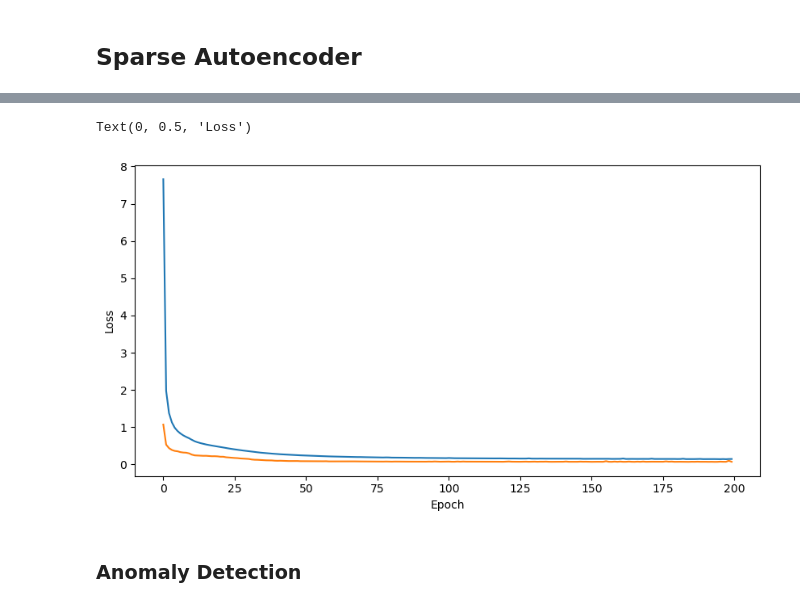
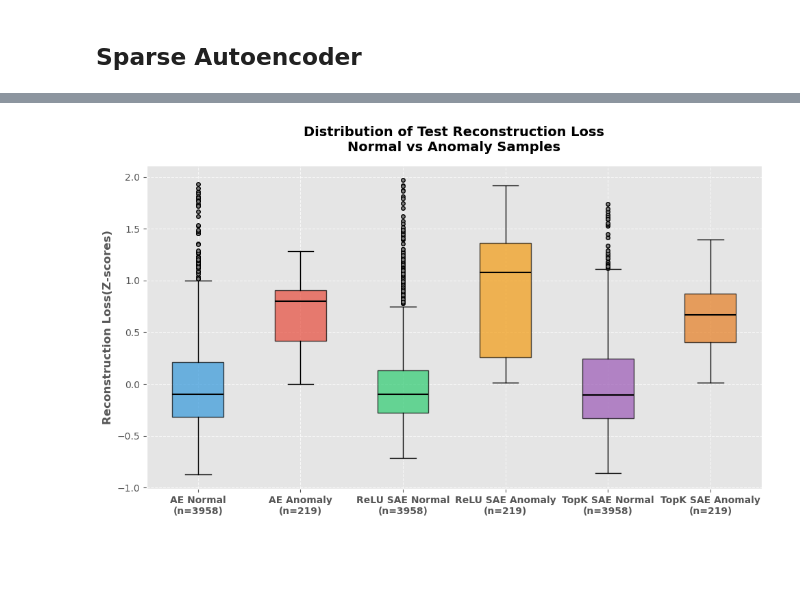
Before and after one commit to xwang112358/SAE-CPS, a Jupyter notebook: evaluate_methods.ipynb, the cells around one changed output, grey strips where cells are left out. Saved outputs shown, nothing was run; the diff lists cells and outputs as text; code cells hidden in the pictures; blank space fills up the shorter version.

```diff
--- a/evaluate_methods.ipynb
+++ b/evaluate_methods.ipynb
@@ -16,2 +52,6 @@ Number of features: 43
 # %% [markdown]
 ## Sparse Autoencoder
+# %%
+sae_model_path = f'./checkpoints/sae/2025-04-09_15-22-48/best_epoch.pth'
+sae_loss_history_path = f'./checkpoints/sae/2025-04-09_15-22-48/loss_history.pkl'
+best_hyparams_path = f'./training_logs/sae/best_hyperparameters.csv'
@@ -17,0 +92,14 @@ Number of features: 43
+# %%
+topk_sae = TopKSAE(input_dim, dict_size, k)
+topk_sae_recon_loss, topk_sae_predicted_labels = topk_sae.predict_anomaly(model_path=topk_sae_model_path,
+                         input_X=X_test,
+                         quantile=0.95,
+                         normalize=True,
+                         window=28)
+
+topk_sae_accuracy = accuracy_score(y_test, topk_sae_predicted_labels)
+topk_sae_f1 = f1_score(y_test, topk_sae_predicted_labels)
+topk_sae_precision = precision_score(y_test, topk_sae_predicted_labels)
+topk_sae_recall = recall_score(y_test, topk_sae_predicted_labels)
+print('Test Results:')
+print(f"TopK SAE Accuracy: {topk_sae_accuracy}\nF1 Score: {topk_sae_f1}\nPrecision: {topk_sae_precision}\nRecall: {topk_sae_recall}")
@@ -44,13 +114,36 @@ Epoch 199, Valid Loss: 0.06936073262583126
-# %%
-train_loss = loss_history['train']
-valid_loss = loss_history['valid']
-plt.figure(figsize=(10, 5))
-plt.plot(train_loss, label='Train Loss')
-plt.plot(valid_loss, label='Validation Loss')
-plt.xlabel('Epoch')
-plt.ylabel('Loss')
-# %% [output]
-Text(0, 0.5, 'Loss')
-[figure, removed]
-# %% [markdown]
-### Anomaly Detection
+# %%
+plt.figure(figsize=(10, 6))
+plt.style.use('ggplot')
+
+# Calculate counts
+n_normal = sum(y_test == 0)
+n_anomaly = sum(y_test == 1)
+
+box_colors = ['#3498db', '#e74c3c', '#2ecc71', '#f39c12', '#9b59b6', '#e67e22'] # Added two more colors
+box_plot = plt.boxplot([ae_test_recon_error[y_test == 0], ae_test_recon_error[y_test == 1],
+                       sae_test_recon_loss[y_test == 0], sae_test_recon_loss[y_test == 1],
+                       topk_sae_recon_loss[y_test == 0], topk_sae_recon_loss[y_test == 1]], # Added topk_sae results
+                      labels=[f'AE Normal\n(n={n_normal})', f'AE Anomaly\n(n={n_anomaly})',
+                             f'ReLU SAE Normal\n(n={n_normal})', f'ReLU SAE Anomaly\n(n={n_anomaly})',
+                             f'TopK SAE Normal\n(n={n_normal})', f'TopK SAE Anomaly\n(n={n_anomaly})'], # Added topk_sae labels
+                      patch_artist=True,
+                      medianprops={'color': 'black', 'linewidth': 1.5},
+                      flierprops={'marker': 'o', 'markerfacecolor': 'gray', 'markersize': 4})
+
+# Color the boxes
+for patch, color in zip(box_plot['boxes'], box_colors):
+    patch.set_facecolor(color)
+    patch.set_alpha(0.7)
+
+plt.grid(True, linestyle='--', alpha=0.7)
+plt.ylabel('Reconstruction Loss(Z-scores)', fontsize=12, fontweight='bold')
+# plt.xlabel('Model Type', fontsize=12, fontweight='bold')
+plt.title('Distribution of Test Reconstruction Loss\nNormal vs Anomaly Samples',
+         fontsize=14, fontweight='bold', pad=15)
+
+# Rotate x-axis labels for better readability
+plt.xticks(fontsize=10, fontweight='bold')
+plt.yticks(fontsize=10)
+plt.tight_layout() # Adjust layout to prevent labels overlapping
+# %% [output]
+[figure, added]
```
Also changed, not shown: parts of 23 cells of this notebook, 34 other files.
